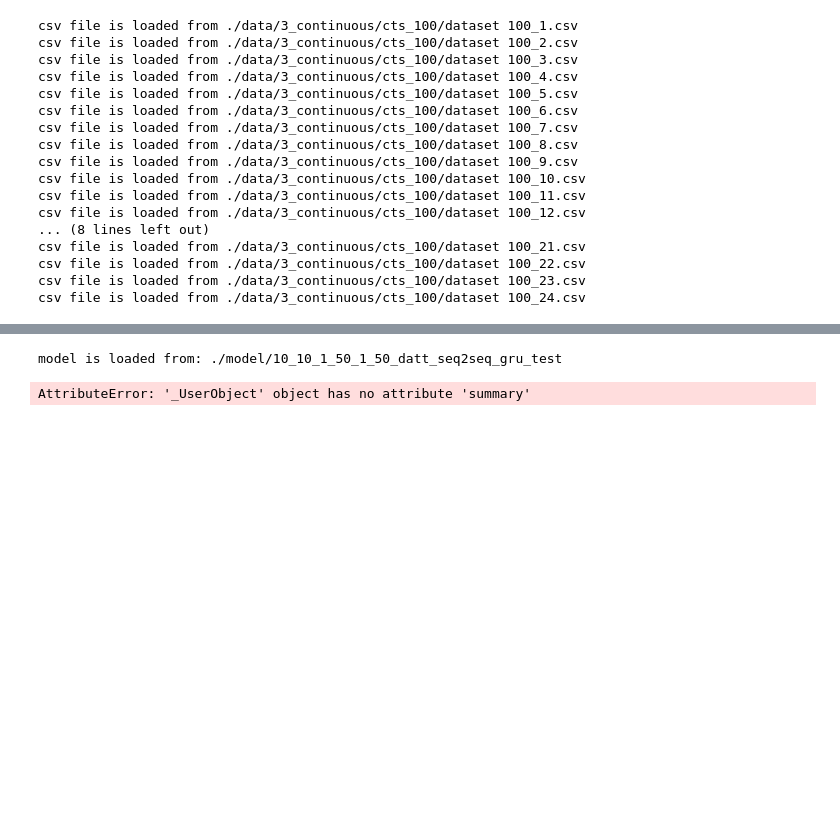
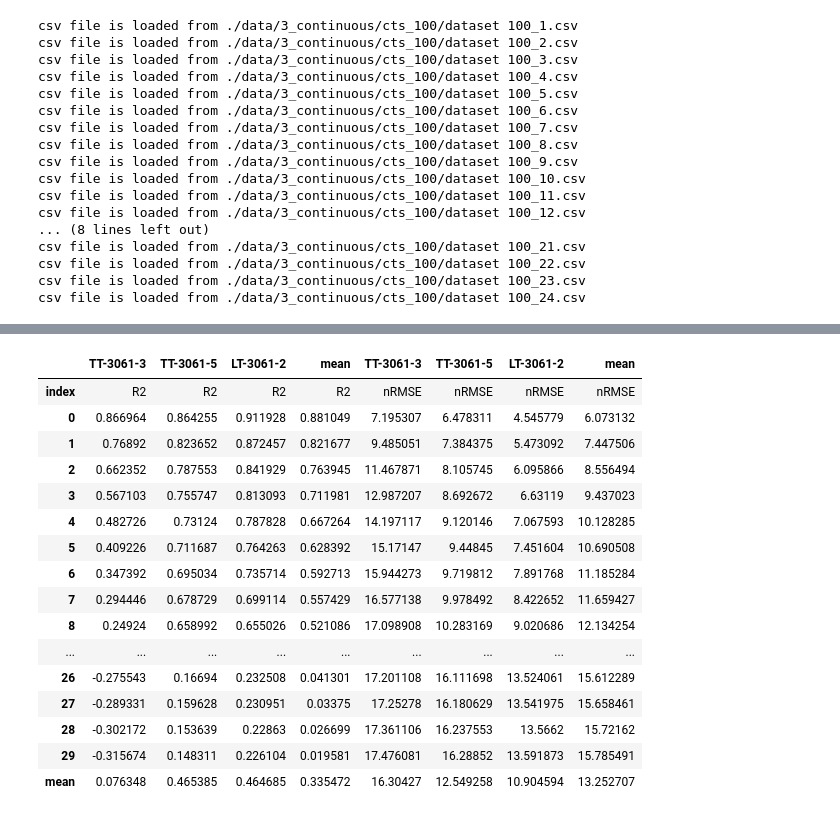
Before and after one commit to pseokyoung/22_Dual_Attention, a Jupyter notebook: 3_ParameterOptimization.ipynb, the cells around one changed output, grey strips where cells are left out. Cells and saved outputs as stored; diff of their text form; code cells hidden in the pictures; blank space fills up the shorter version.

```diff
--- a/3_ParameterOptimization.ipynb
+++ b/3_ParameterOptimization.ipynb
@@ -124,6 +244,20 @@ AttributeError: '_UserObject' object has no attribute 'predict'
-# %%
-model = loadfile("./model", model_name, 'model')
-model.summary()
-# %% [output]
-model is loaded from: ./model/10_10_1_50_1_50_datt_seq2seq_gru_test
-AttributeError: '_UserObject' object has no attribute 'summary'
+# %%
+test_result
+# %% [output]
+|  | TT-3061-3 | TT-3061-5 | LT-3061-2 | mean | TT-3061-3 | TT-3061-5 | LT-3061-2 | mean |
+| index | R2 | R2 | R2 | R2 | nRMSE | nRMSE | nRMSE | nRMSE |
+| 0 | 0.866964 | 0.864255 | 0.911928 | 0.881049 | 7.195307 | 6.478311 | 4.545779 | 6.073132 |
+| 1 | 0.76892 | 0.823652 | 0.872457 | 0.821677 | 9.485051 | 7.384375 | 5.473092 | 7.447506 |
+| 2 | 0.662352 | 0.787553 | 0.841929 | 0.763945 | 11.467871 | 8.105745 | 6.095866 | 8.556494 |
+| 3 | 0.567103 | 0.755747 | 0.813093 | 0.711981 | 12.987207 | 8.692672 | 6.63119 | 9.437023 |
+| 4 | 0.482726 | 0.73124 | 0.787828 | 0.667264 | 14.197117 | 9.120146 | 7.067593 | 10.128285 |
+| 5 | 0.409226 | 0.711687 | 0.764263 | 0.628392 | 15.17147 | 9.44845 | 7.451604 | 10.690508 |
+| 6 | 0.347392 | 0.695034 | 0.735714 | 0.592713 | 15.944273 | 9.719812 | 7.891768 | 11.185284 |
+| 7 | 0.294446 | 0.678729 | 0.699114 | 0.557429 | 16.577138 | 9.978492 | 8.422652 | 11.659427 |
+| 8 | 0.24924 | 0.658992 | 0.655026 | 0.521086 | 17.098908 | 10.283169 | 9.020686 | 12.134254 |
+| ... | ... | ... | ... | ... | ... | ... | ... | ... |
+| 26 | -0.275543 | 0.16694 | 0.232508 | 0.041301 | 17.201108 | 16.111698 | 13.524061 | 15.612289 |
+| 27 | -0.289331 | 0.159628 | 0.230951 | 0.03375 | 17.25278 | 16.180629 | 13.541975 | 15.658461 |
+| 28 | -0.302172 | 0.153639 | 0.22863 | 0.026699 | 17.361106 | 16.237553 | 13.5662 | 15.72162 |
+| 29 | -0.315674 | 0.148311 | 0.226104 | 0.019581 | 17.476081 | 16.28852 | 13.591873 | 15.785491 |
+| mean | 0.076348 | 0.465385 | 0.464685 | 0.335472 | 16.30427 | 12.549258 | 10.904594 | 13.252707 |
```
Also changed, not shown: parts of 1 cell of this notebook, 14 other files.
